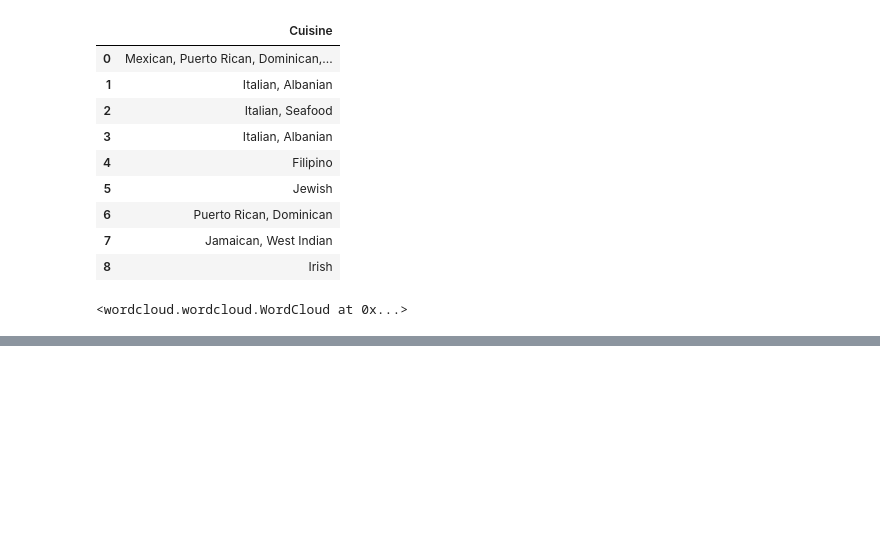
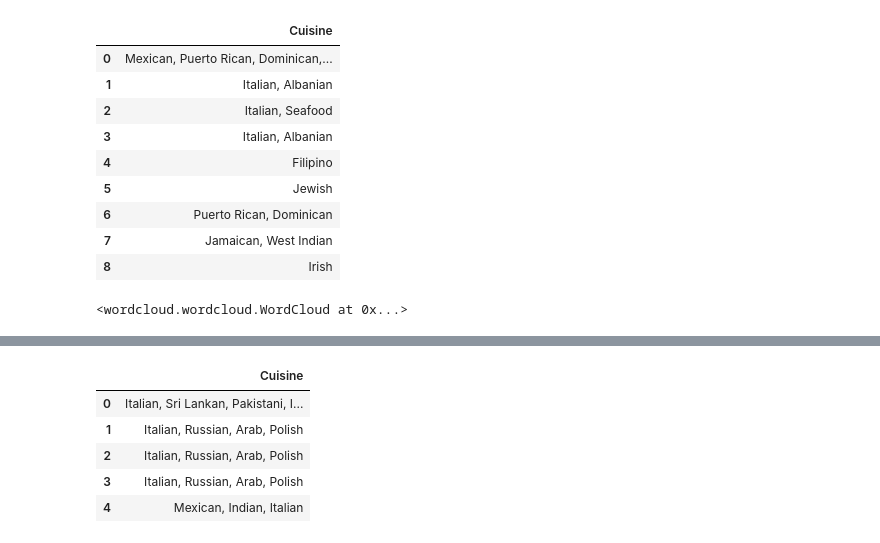
Before and after one commit to roandrade46/Coursera_Capstone, a Jupyter notebook: The Battle of Neighborhoods_week2-3.ipynb, the cells around one changed output, grey strips where cells are left out. Saved outputs shown, nothing was run; the diff lists cells and outputs as text; code cells hidden in the pictures; blank space fills up the shorter version.

```diff
--- a/The Battle of Neighborhoods_week2-3.ipynb
+++ b/The Battle of Neighborhoods_week2-3.ipynb
@@ -413,0 +426,10 @@ Most Preferred Food in The Bronx
+# %%
+SI_CUISINE_WC = StatenIsland_data[['Cuisine']]
+SI_CUISINE_WC
+# %% [output]
+|  | Cuisine |
+| 0 | Italian, Sri Lankan, Pakistani, I... |
+| 1 | Italian, Russian, Arab, Polish |
+| 2 | Italian, Russian, Arab, Polish |
+| 3 | Italian, Russian, Arab, Polish |
+| 4 | Mexican, Indian, Italian |
```
Also changed, not shown: parts of 13 cells of this notebook.
